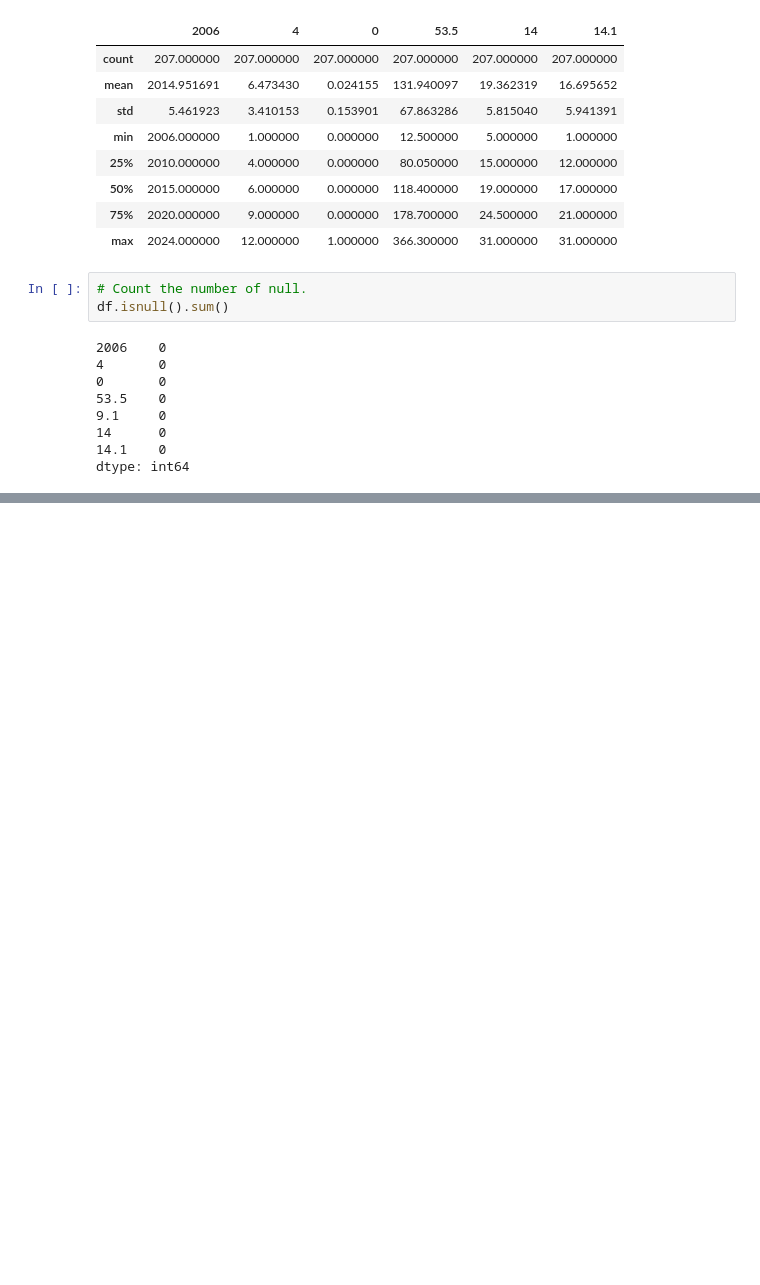
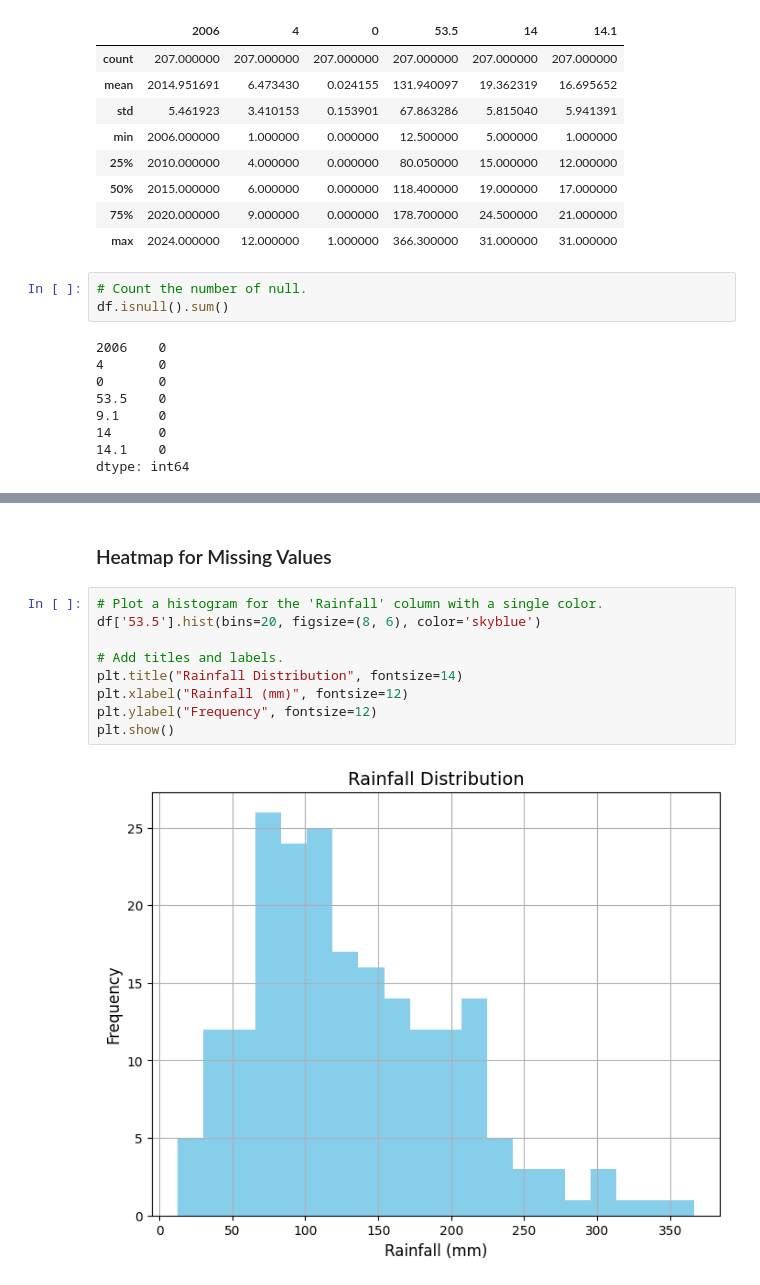
Before and after one commit to CarlosRigueti/Practical-Assignments, a Jupyter notebook: bigproject.ipynb/bigproject.ipynb, the cells around one changed output, grey strips where cells are left out. Drawn from its saved outputs; the diff is of its cells as text; blank space fills up the shorter version.

```diff
--- a/bigproject.ipynb/bigproject.ipynb
+++ b/bigproject.ipynb/bigproject.ipynb
@@ -90,0 +187,13 @@ dtype: int64
+# %% [markdown]
+### Heatmap for Missing Values
+# %%
+# Plot a histogram for the 'Rainfall' column with a single color.
+df['53.5'].hist(bins=20, figsize=(8, 6), color='skyblue')
+
+# Add titles and labels.
+plt.title("Rainfall Distribution", fontsize=14)
+plt.xlabel("Rainfall (mm)", fontsize=12)
+plt.ylabel("Frequency", fontsize=12)
+plt.show()
+# %% [output]
+[figure, added]
```
Also changed, not shown: parts of 32 cells of this notebook.
